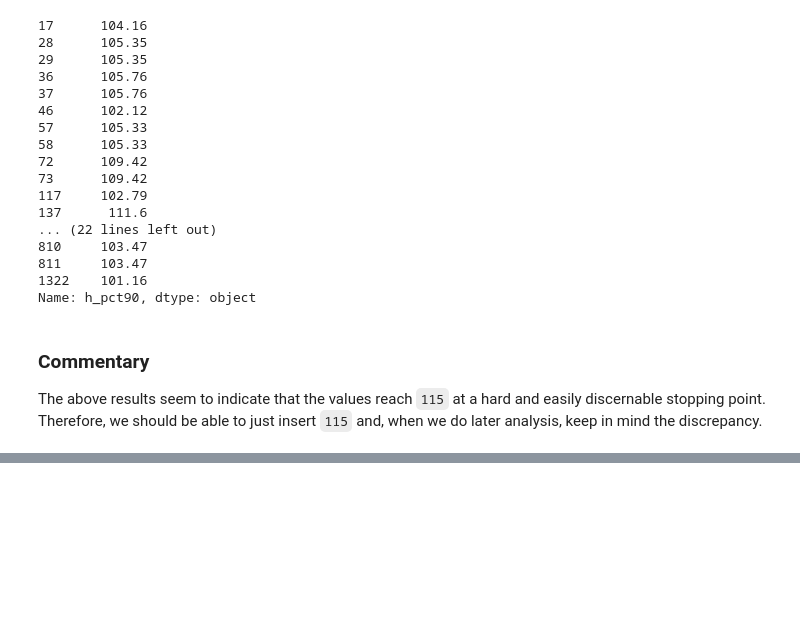
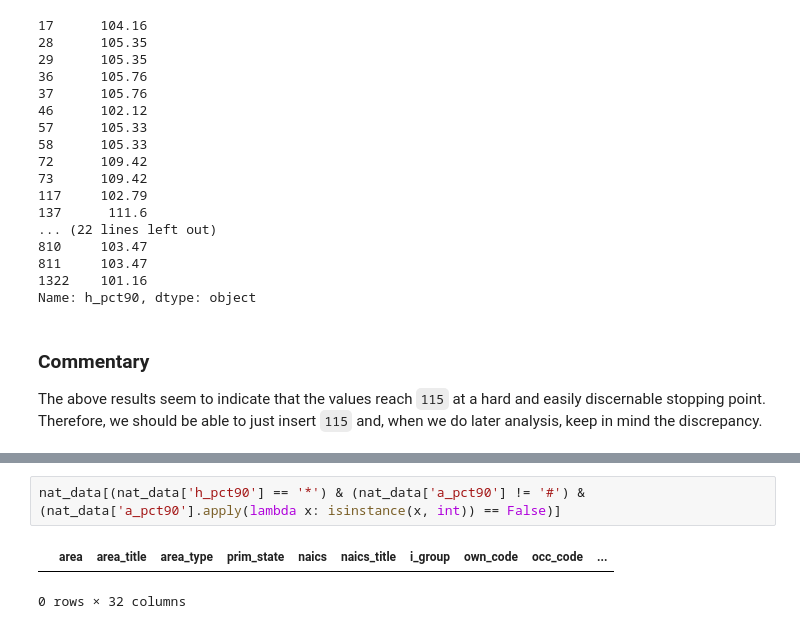
Before and after one commit to blue-santa/comparing-training-req-to-salary-exp, a Jupyter notebook: notebooks/2026-03-29-00-train_reward_compare_bls_data_rough_wrangling.ipynb, the cells around one changed output, grey strips where cells are left out. Drawn from its saved outputs; the diff is of its cells as text; blank space fills up the shorter version.

```diff
--- a/notebooks/2026-03-29-00-train_reward_compare_bls_data_rough_wrangling.ipynb
+++ b/notebooks/2026-03-29-00-train_reward_compare_bls_data_rough_wrangling.ipynb
@@ -530,0 +589,5 @@ The above results seem to indicate that the values reach `115` at a hard and eas
+# %%
+nat_data[(nat_data['h_pct90'] == '*') & (nat_data['a_pct90'] != '#') & (nat_data['a_pct90'].apply(lambda x: isinstance(x, int)) == False)]
+# %% [output]
+|  | area | area_title | area_type | prim_state | naics | naics_title | i_group | own_code | occ_code | ... |
+0 rows × 32 columns
```
Also changed, not shown: parts of 13 cells of this notebook.
